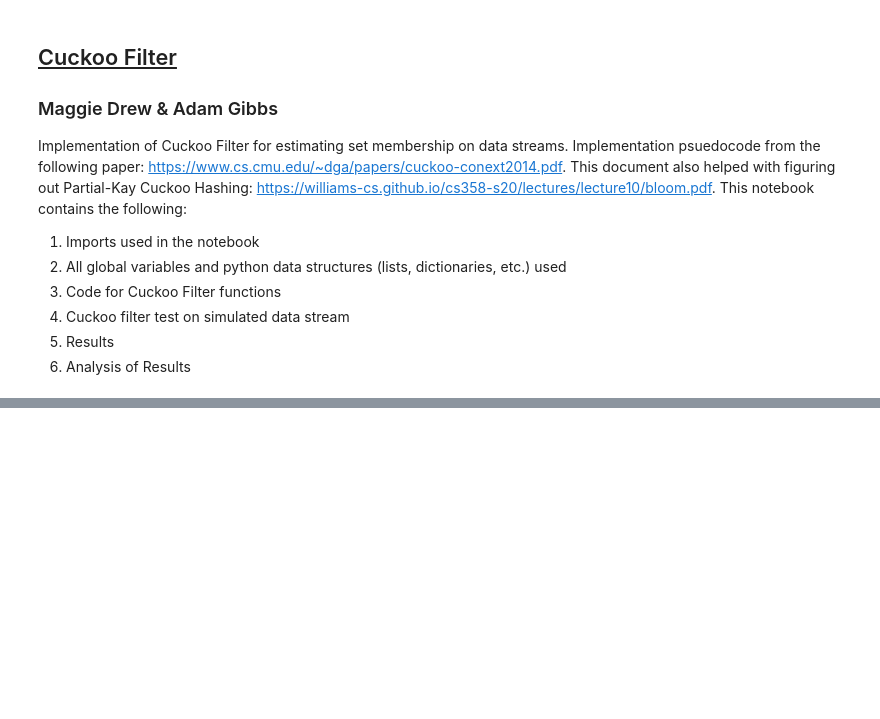
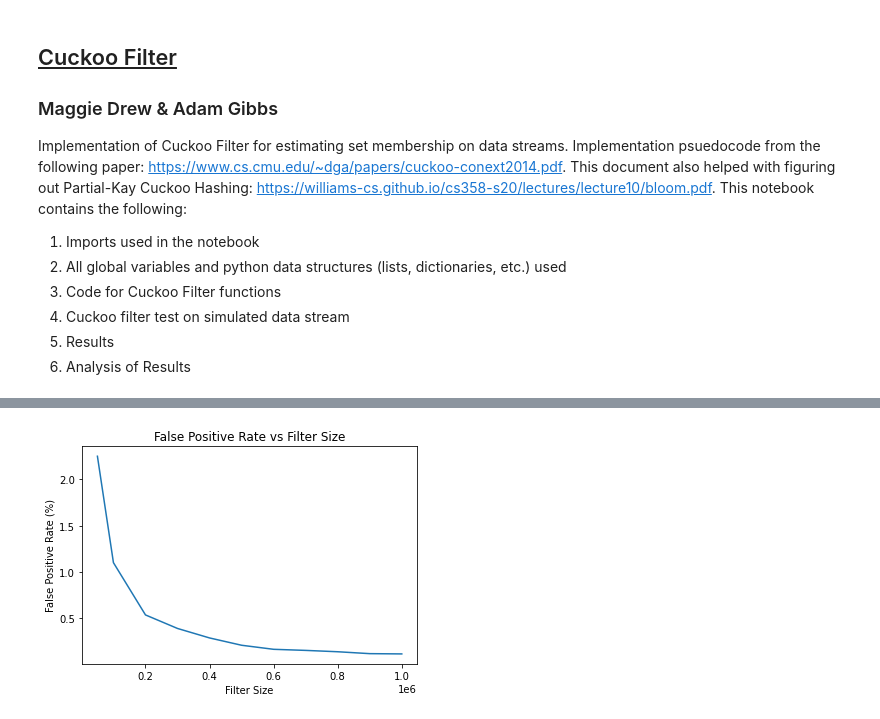
Before and after one commit to adamggibbs/data-structures-data-streams-project, a Jupyter notebook: CuckooFilter.ipynb, the cells around one changed output, grey strips where cells are left out. Cells and saved outputs as stored; diff of their text form; code cells hidden in the pictures; blank space fills up the shorter version.

```diff
--- a/CuckooFilter.ipynb
+++ b/CuckooFilter.ipynb
@@ -641,0 +682,40 @@ Average insertion time: 0.00486ms
+# %%
+
+sizes = [50000, 100000, 200000, 300000, 400000, 500000, 600000, 700000, 800000, 900000, 1000000]
+outputs = []
+
+for size in sizes:
+    cfe = ExtendedCuckooFilter(size, entries)
+
+    count = 0
+    with open('vocab.nytimes.txt', 'rt') as data_stream:
+        for line in data_stream:
+            for element in line.split():
+                if not count % 3 == 0:
+                    cfe.insert(element)
+                count += 1
+
+    false_pos = 0
+    checked = 0
+    count = 0
+    with open('vocab.nytimes.txt', 'rt') as data_stream:
+        for line in data_stream:
+            for element in line.split():
+                if count % 3 == 0:
+                    checked += 1
+                    if cfe.lookup(element):
+                        false_pos += 1
+                count += 1
+
+    outputs.append(round(false_pos * 100 / checked, 4))
+
+
+plt.plot(sizes, outputs)
+
+plt.title("False Positive Rate vs Filter Size")
+plt.xlabel("Filter Size")
+plt.ylabel("False Positive Rate (%)")
+
+plt.show()
+# %% [output]
+[figure, added]
```
Also changed, not shown: parts of 17 cells of this notebook.
